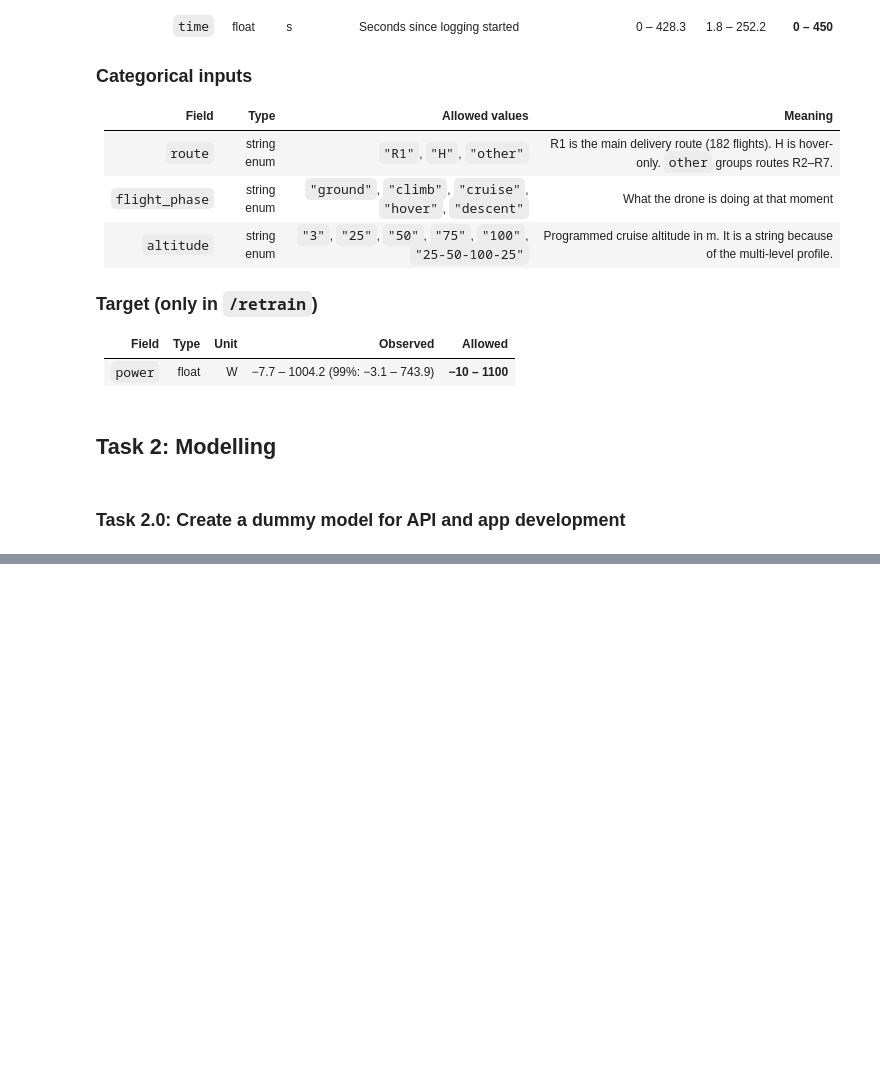
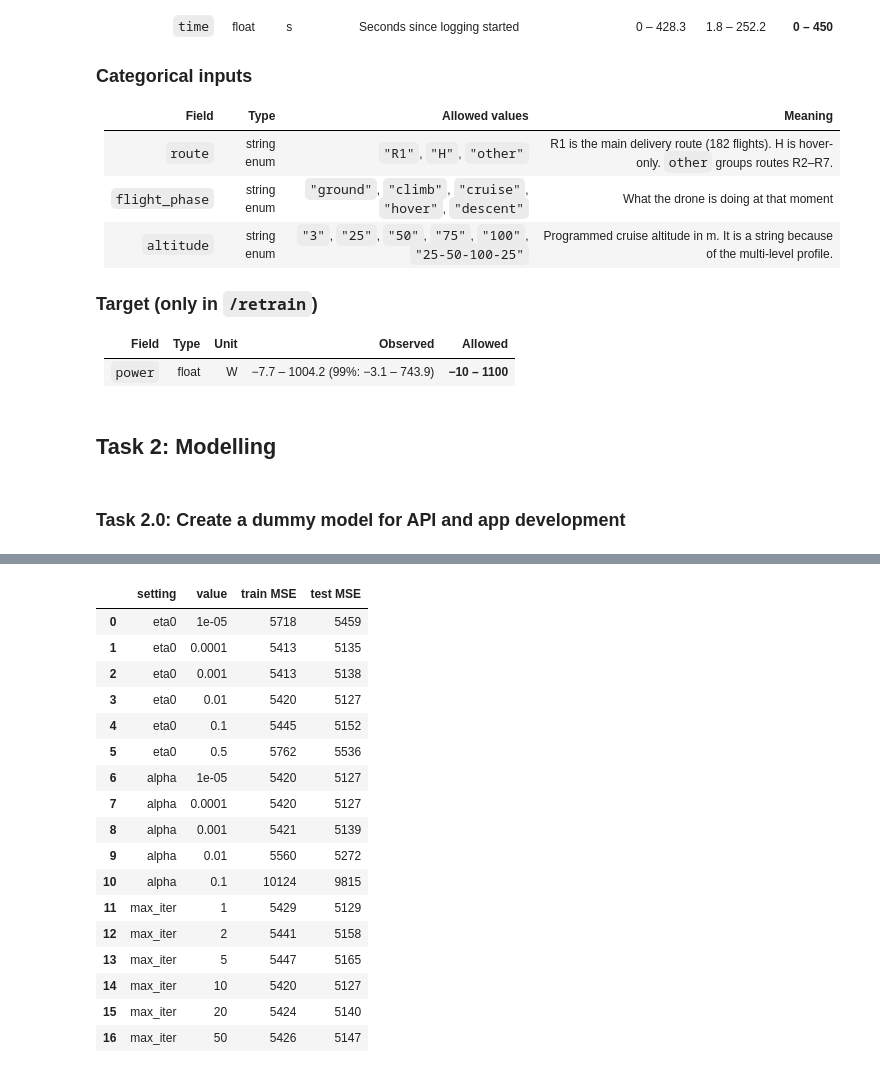
Before and after one commit to TheRealToky/linear_regression_model, a Jupyter notebook: summative/linear_regression/multivariate.ipynb, the cells around one changed output, grey strips where cells are left out. Cells and saved outputs as stored; diff of their text form; code cells hidden in the pictures; blank space fills up the shorter version.

```diff
--- a/summative/linear_regression/multivariate.ipynb
+++ b/summative/linear_regression/multivariate.ipynb
@@ -506,0 +552,50 @@ NameError: name 'Pipeline' is not defined
+# %%
+import warnings
+from sklearn.exceptions import ConvergenceWarning
+
+
+def sgd_mse(**params):
+    """Fit SGD with these settings (the rest stay default); return train and test MSE."""
+    pipe = make_pipeline(SGDRegressor(random_state=0, **params)).fit(X_train, y_train)
+    return (mean_squared_error(y_train, pipe.predict(X_train)),
+            mean_squared_error(y_test, pipe.predict(X_test)))
+
+
+# Change one setting at a time; defaults are eta0=0.01, alpha=0.0001, max_iter=1000
+experiments = {
+    "eta0": [0.00001, 0.0001, 0.001, 0.01, 0.1, 0.5],   # learning rate
+    "alpha": [0.00001, 0.0001, 0.001, 0.01, 0.1],       # L2 regularization strength
+    "max_iter": [1, 2, 5, 10, 20, 50],                  # epochs
+}
+
+rows = []
+with warnings.catch_warnings():
+    warnings.simplefilter("ignore", ConvergenceWarning)  # expected with few epochs
+    for setting, values in experiments.items():
+        for value in values:
+            # tol=None runs exactly max_iter epochs instead of stopping early
+            extra = {"tol": None} if setting == "max_iter" else {}
+            train_mse, test_mse = sgd_mse(**{setting: value}, **extra)
+            rows.append({"setting": setting, "value": str(value),
+                         "train MSE": round(train_mse), "test MSE": round(test_mse)})
+
+display(pd.DataFrame(rows))
+# %% [output]
+|  | setting | value | train MSE | test MSE |
+| 0 | eta0 | 1e-05 | 5718 | 5459 |
+| 1 | eta0 | 0.0001 | 5413 | 5135 |
+| 2 | eta0 | 0.001 | 5413 | 5138 |
+| 3 | eta0 | 0.01 | 5420 | 5127 |
+| 4 | eta0 | 0.1 | 5445 | 5152 |
+| 5 | eta0 | 0.5 | 5762 | 5536 |
+| 6 | alpha | 1e-05 | 5420 | 5127 |
+| 7 | alpha | 0.0001 | 5420 | 5127 |
+| 8 | alpha | 0.001 | 5421 | 5139 |
+| 9 | alpha | 0.01 | 5560 | 5272 |
+| 10 | alpha | 0.1 | 10124 | 9815 |
+| 11 | max_iter | 1 | 5429 | 5129 |
+| 12 | max_iter | 2 | 5441 | 5158 |
+| 13 | max_iter | 5 | 5447 | 5165 |
+| 14 | max_iter | 10 | 5420 | 5127 |
+| 15 | max_iter | 20 | 5424 | 5140 |
+| 16 | max_iter | 50 | 5426 | 5147 |
```
Also changed, not shown: parts of 5 cells of this notebook.
